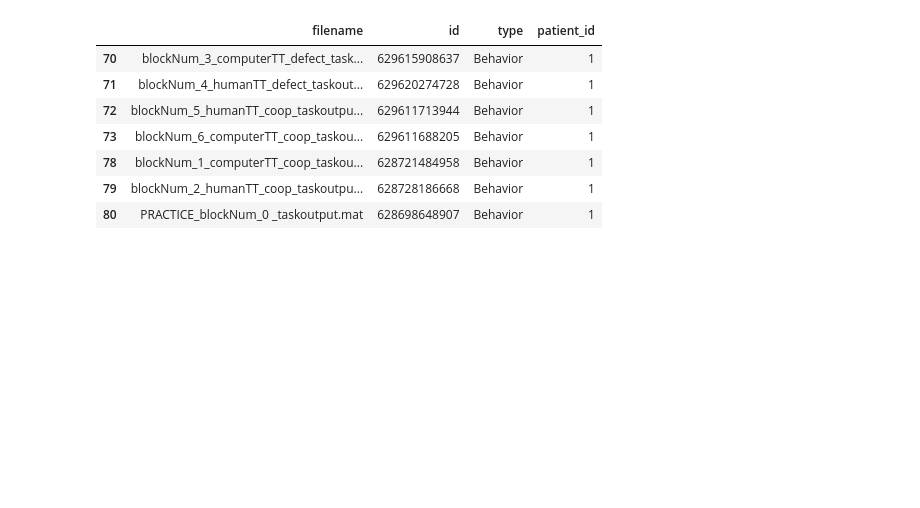
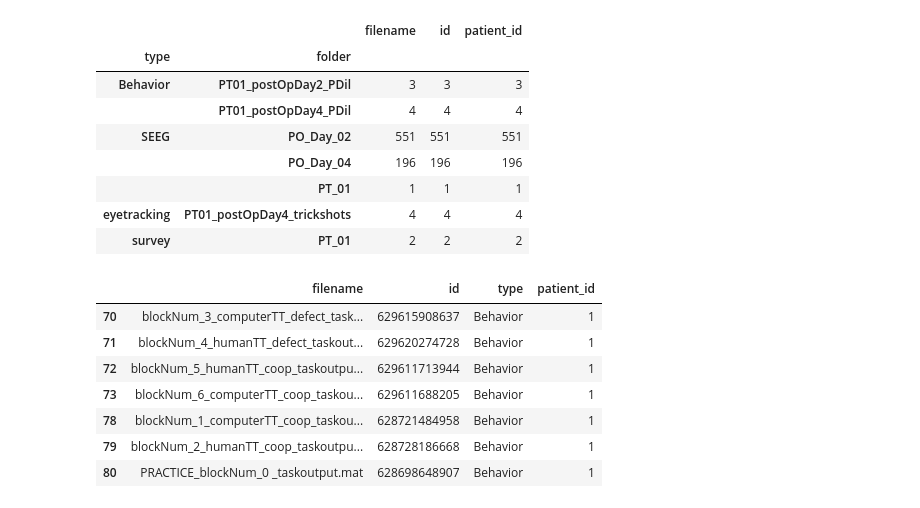
Before and after one commit to elijahc/emu, a Jupyter notebook: notebooks/behavioral/download_behavior.ipynb, the cells around one changed output. Cells and saved outputs as stored; diff of their text form; code cells hidden in the pictures; blank space fills up the shorter version.

```diff
--- a/notebooks/behavioral/download_behavior.ipynb
+++ b/notebooks/behavioral/download_behavior.ipynb
@@ -43,3 +38,15 @@ data_manifest
+# %%
+data_manifest.groupby(['type','folder']).count()
+# %% [output]
+|  |  | filename | id | patient_id |
+| type | folder |  |  |  |
+| Behavior | PT01_postOpDay2_PDil | 3 | 3 | 3 |
+|  | PT01_postOpDay4_PDil | 4 | 4 | 4 |
+| SEEG | PO_Day_02 | 551 | 551 | 551 |
+|  | PO_Day_04 | 196 | 196 | 196 |
+|  | PT_01 | 1 | 1 | 1 |
+| eyetracking | PT01_postOpDay4_trickshots | 4 | 4 | 4 |
+| survey | PT_01 | 2 | 2 | 2 |
 # %%
 behavior_files = data_manifest.query('patient_id == 1 & type == "Behavior"')
 behavior_files
```
Also changed, not shown: parts of 3 cells of this notebook, 1 other file.
